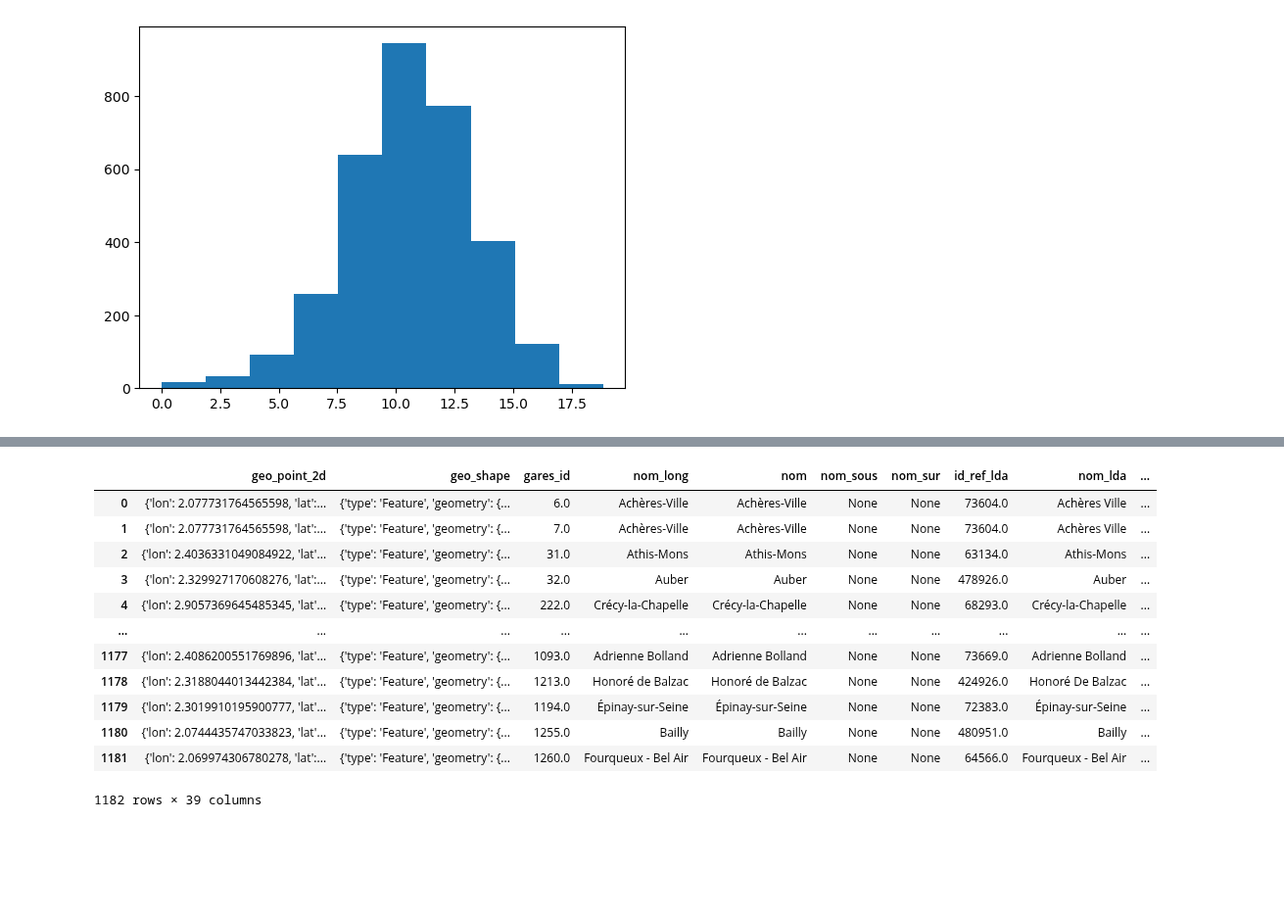
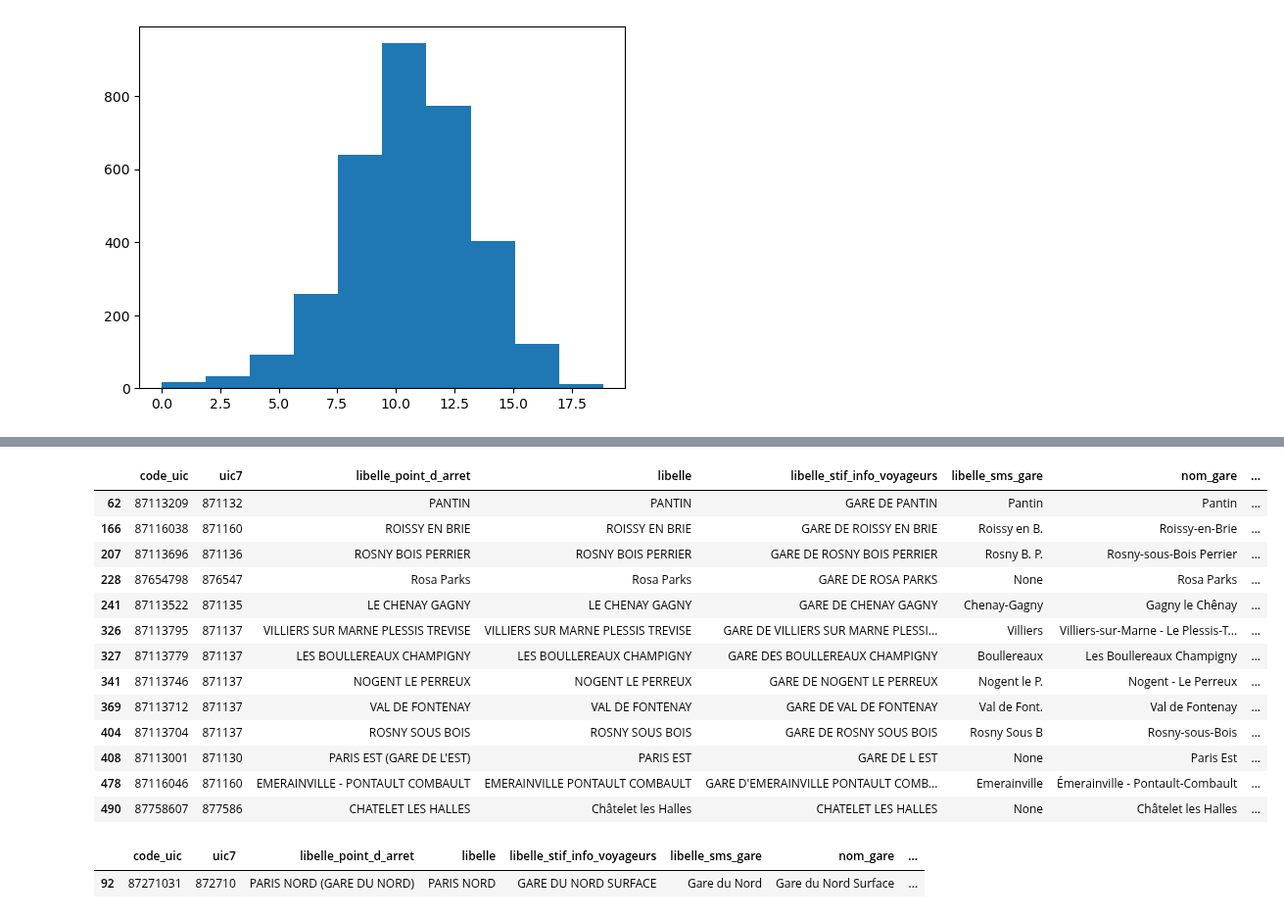
Before and after one commit to DiegoRenaud/Exercice, a Jupyter notebook: Gares_principales.ipynb, the cells around one changed output, grey strips where cells are left out. Shown at 98% size. Drawn from its saved outputs; the diff is of its cells as text; code cells hidden in the pictures; blank space fills up the shorter version.

```diff
--- a/Gares_principales.ipynb
+++ b/Gares_principales.ipynb
@@ -111,44 +115,36 @@ df_gares_principales[df_gares_principales['x_wgs84'].isna()==True]
 # %%
 #on sort les donnees manquantes du dataframe, on va maintenant les chercher grace a d'autres sources de donnees
 df_gares_principales = df_gares_principales.dropna()
-# %%
-#liste des gares API SNCF
-url_gares = "https://data.iledefrance.fr/api/v2/catalog/datasets/gares-et-stations-du-reseau-ferre-dile-de-france-par-ligne/exports/json?limit=-1&offset=0&timezone=UTC"
-
-gares = requests.get(url_gares)
-wb_gares = gares.json()
-
-df_gares = pd.DataFrame(wb_gares)
-df_gares
-# %% [output]
-|  | geo_point_2d | geo_shape | gares_id | nom_long | nom | nom_sous | nom_sur | id_ref_lda | nom_lda | ... |
-| 0 | {'lon': 2.077731764565598, 'lat':... | {'type': 'Feature', 'geometry': {... | 6.0 | Achères-Ville | Achères-Ville | None | None | 73604.0 | Achères Ville | ... |
-| 1 | {'lon': 2.077731764565598, 'lat':... | {'type': 'Feature', 'geometry': {... | 7.0 | Achères-Ville | Achères-Ville | None | None | 73604.0 | Achères Ville | ... |
-| 2 | {'lon': 2.4036331049084922, 'lat'... | {'type': 'Feature', 'geometry': {... | 31.0 | Athis-Mons | Athis-Mons | None | None | 63134.0 | Athis-Mons | ... |
-| 3 | {'lon': 2.329927170608276, 'lat':... | {'type': 'Feature', 'geometry': {... | 32.0 | Auber | Auber | None | None | 478926.0 | Auber | ... |
-| 4 | {'lon': 2.9057369645485345, 'lat'... | {'type': 'Feature', 'geometry': {... | 222.0 | Crécy-la-Chapelle | Crécy-la-Chapelle | None | None | 68293.0 | Crécy-la-Chapelle | ... |
-| ... | ... | ... | ... | ... | ... | ... | ... | ... | ... | ... |
-| 1177 | {'lon': 2.4086200551769896, 'lat'... | {'type': 'Feature', 'geometry': {... | 1093.0 | Adrienne Bolland | Adrienne Bolland | None | None | 73669.0 | Adrienne Bolland | ... |
-| 1178 | {'lon': 2.3188044013442384, 'lat'... | {'type': 'Feature', 'geometry': {... | 1213.0 | Honoré de Balzac | Honoré de Balzac | None | None | 424926.0 | Honoré De Balzac | ... |
-| 1179 | {'lon': 2.3019910195900777, 'lat'... | {'type': 'Feature', 'geometry': {... | 1194.0 | Épinay-sur-Seine | Épinay-sur-Seine | None | None | 72383.0 | Épinay-sur-Seine | ... |
-| 1180 | {'lon': 2.0744435747033823, 'lat'... | {'type': 'Feature', 'geometry': {... | 1255.0 | Bailly | Bailly | None | None | 480951.0 | Bailly | ... |
-| 1181 | {'lon': 2.069974306780278, 'lat':... | {'type': 'Feature', 'geometry': {... | 1260.0 | Fourqueux - Bel Air | Fourqueux - Bel Air | None | None | 64566.0 | Fourqueux - Bel Air | ... |
-1182 rows × 39 columns
 # %%
 #on recupere les donnees manquantes (sauf monaco, mais pas vrmt en France) grace à l'API de la region idf
-url_region_idf = "https://data.iledefrance.fr/api/v2/catalog/datasets/gares-et-stations-du-reseau-ferre-dile-de-france-par-ligne/exports/json?limit=-1&offset=0&timezone=UTC"
+url_region_idf = "https://data.iledefrance.fr/api/v2/catalog/datasets/gares-et-points-darrets-du-reseau-transilien/exports/json?limit=-1&offset=0&timezone=UTC"
 
 region_idf = requests.get(url_region_idf)
 wb_region_idf = region_idf.json()
 
-df_region_idf = pd.DataFrame(wb_region_idf)
+df_region_idf_initial = pd.DataFrame(wb_region_idf)
 
-#on repere les gares dont on souhaite retrouver les coordonnees gps
-gares_manquantes = ["Châtelet-Les Halles", "Pantin", "Gare du Nord", "Rosa Parks", "Rosny-Bois-Perrier", "Villiers-sur-Marne - Le Plessis-Trévise", "Émerainville-Pontault-Combault", "Rosny-sous-Bois", "Le Chénay-Gagny", "Roissy-en-Brie", "Les Boullereaux-Champigny", "Nogent-le-Perreux", "Gare de l'Est", "Val de Fontenay"]
-
-df_region_idf = df_region_idf[df_region_idf.nom.isin(gares_manquantes)==True]
-#suppression des doublons (lorsque différents trains passent à une même gare en idf)
-df_region_idf.drop_duplicates(subset ="nom", keep = 'first', inplace=True)
-
-df_region_idf.reset_index(inplace = True)
-df_region_idf = df_region_idf.drop(['index'], axis=1)
+#on se restreint aux gares dont les donnees geo sont manquantes dans le dataframe des gares principales
+df_region_idf = df_region_idf_initial[df_region_idf_initial.code_uic.isin(df_gares_manquantes['code_uic'])==True]
+df_region_idf
+# %% [output]
+|  | code_uic | uic7 | libelle_point_d_arret | libelle | libelle_stif_info_voyageurs | libelle_sms_gare | nom_gare | ... |
+| 62 | 87113209 | 871132 | PANTIN | PANTIN | GARE DE PANTIN | Pantin | Pantin | ... |
+| 166 | 87116038 | 871160 | ROISSY EN BRIE | ROISSY EN BRIE | GARE DE ROISSY EN BRIE | Roissy en B. | Roissy-en-Brie | ... |
+| 207 | 87113696 | 871136 | ROSNY BOIS PERRIER | ROSNY BOIS PERRIER | GARE DE ROSNY BOIS PERRIER | Rosny B. P. | Rosny-sous-Bois Perrier | ... |
+| 228 | 87654798 | 876547 | Rosa Parks | Rosa Parks | GARE DE ROSA PARKS | None | Rosa Parks | ... |
+| 241 | 87113522 | 871135 | LE CHENAY GAGNY | LE CHENAY GAGNY | GARE DE CHENAY GAGNY | Chenay-Gagny | Gagny le Chênay | ... |
+| 326 | 87113795 | 871137 | VILLIERS SUR MARNE PLESSIS TREVISE | VILLIERS SUR MARNE PLESSIS TREVISE | GARE DE VILLIERS SUR MARNE PLESSI... | Villiers | Villiers-sur-Marne - Le Plessis-T... | ... |
+| 327 | 87113779 | 871137 | LES BOULLEREAUX CHAMPIGNY | LES BOULLEREAUX CHAMPIGNY | GARE DES BOULLEREAUX CHAMPIGNY | Boullereaux | Les Boullereaux Champigny | ... |
+| 341 | 87113746 | 871137 | NOGENT LE PERREUX | NOGENT LE PERREUX | GARE DE NOGENT LE PERREUX | Nogent le P. | Nogent - Le Perreux | ... |
+| 369 | 87113712 | 871137 | VAL DE FONTENAY | VAL DE FONTENAY | GARE DE VAL DE FONTENAY | Val de Font. | Val de Fontenay | ... |
+| 404 | 87113704 | 871137 | ROSNY SOUS BOIS | ROSNY SOUS BOIS | GARE DE ROSNY SOUS BOIS | Rosny Sous B | Rosny-sous-Bois | ... |
+| 408 | 87113001 | 871130 | PARIS EST (GARE DE L'EST) | PARIS EST | GARE DE L EST | None | Paris Est | ... |
+| 478 | 87116046 | 871160 | EMERAINVILLE - PONTAULT COMBAULT | EMERAINVILLE PONTAULT COMBAULT | GARE D'EMERAINVILLE PONTAULT COMB... | Emerainville | Émerainville - Pontault-Combault | ... |
+| 490 | 87758607 | 877586 | CHATELET LES HALLES | Châtelet les Halles | CHATELET LES HALLES | None | Châtelet les Halles | ... |
+# %%
+#il manque la gare du Nord : on remarque que le code uic est erroné (apres recherches le vrai code uic est celui de la base idf)
+df_region_idf_initial[df_region_idf_initial['libelle']=="PARIS NORD"]
+# %% [output]
+|  | code_uic | uic7 | libelle_point_d_arret | libelle | libelle_stif_info_voyageurs | libelle_sms_gare | nom_gare | ... |
+| 92 | 87271031 | 872710 | PARIS NORD (GARE DU NORD) | PARIS NORD | GARE DU NORD SURFACE | Gare du Nord | Gare du Nord Surface | ... |
```
Also changed, not shown: parts of 9 cells of this notebook.
